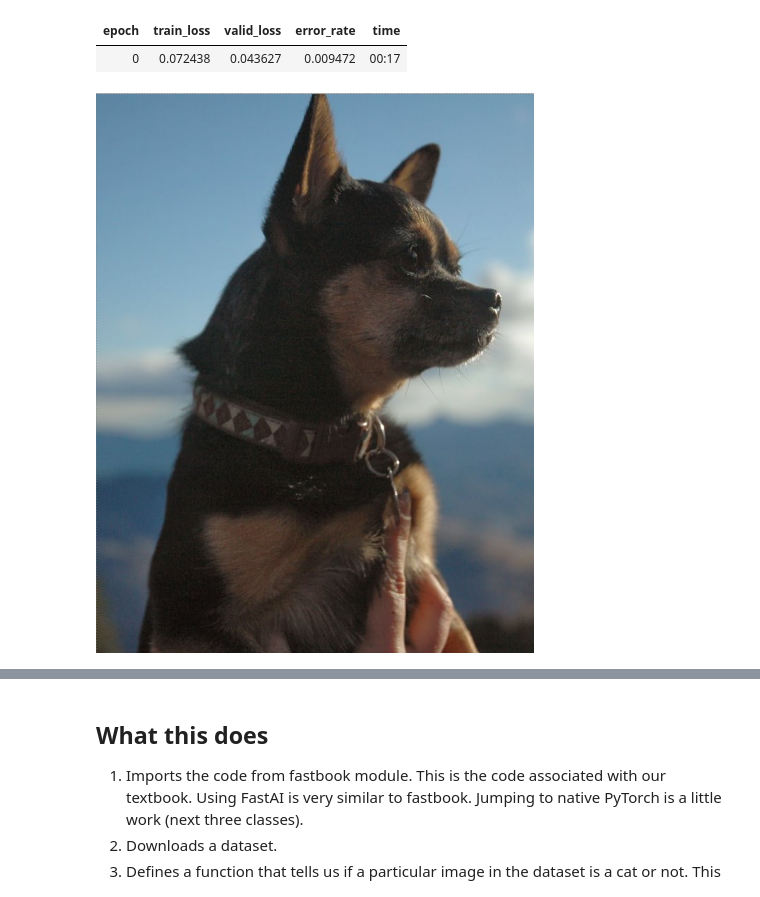
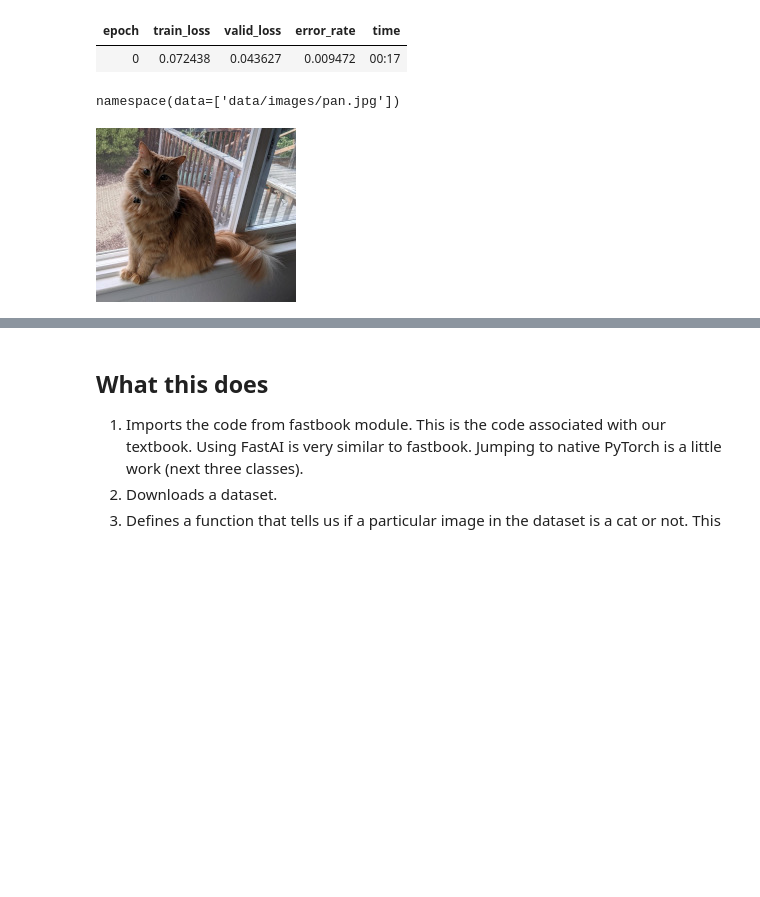
Before and after one commit to defreez/cs356-notebooks, a Jupyter notebook: notebooks/week1-tue.ipynb, the cells around one changed output, grey strips where cells are left out. Drawn from its saved outputs; the diff is of its cells as text; code cells hidden in the pictures; blank space fills up the shorter version.

Commit message:
pan image

```diff
--- a/notebooks/week1-tue.ipynb
+++ b/notebooks/week1-tue.ipynb
@@ -103,12 +103,21 @@ learn.fine_tune(1)
 | 0 | 0.170615 | 0.038698 | 0.008119 | 00:17 |
 | epoch | train_loss | valid_loss | error_rate | time |
 | 0 | 0.072438 | 0.043627 | 0.009472 | 00:17 |
+# %%
+# For Colab
+uploader = widgets.FileUpload()
+
+# For files stored locally (Jupyter)
+#uploader = SimpleNamespace(data = ['data/images/pan.jpg'])
+
+uploader
+# %% [output]
+namespace(data=['data/images/pan.jpg'])
 # %%
-uploader = SimpleNamespace(data = ['data/images/nacho.png'])
 img = PILImage.create(uploader.data[0])
 img
 # %% [output]
-[figure, old version]
+[figure, new version]
 # %%
 is_cat,_,probs = learn.predict(img)
 print(f"Is this a cat?: {is_cat}.")
```
Also changed, not shown: parts of 4 cells of this notebook.
